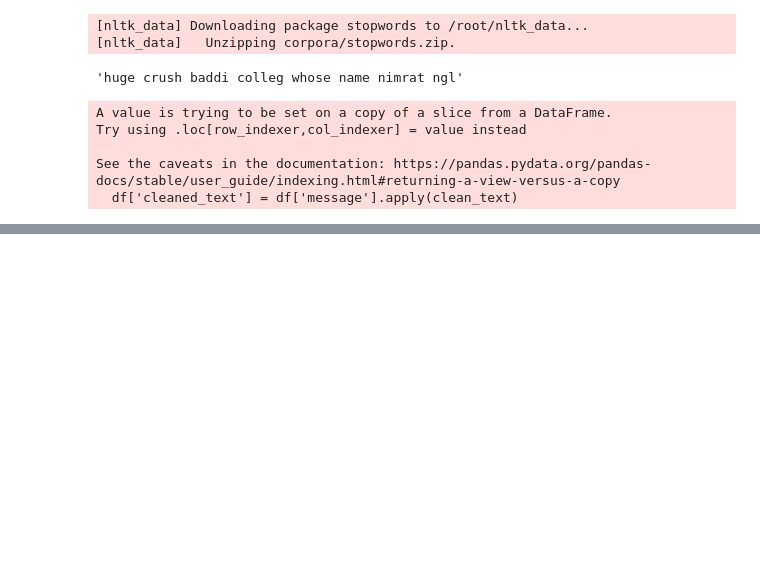
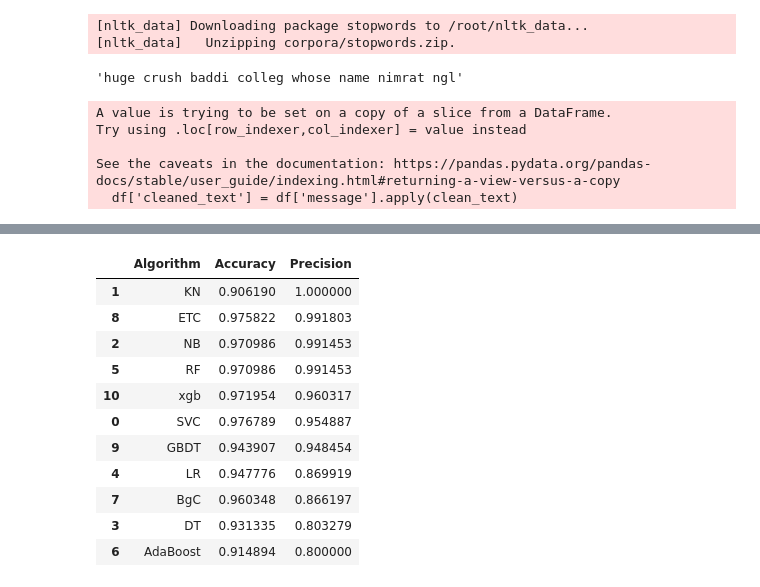
Before and after one commit to bismillah626/spam_project, a Jupyter notebook: spam_classifier.ipynb, the cells around one changed output, grey strips where cells are left out. Cells and saved outputs as stored; diff of their text form; code cells hidden in the pictures; blank space fills up the shorter version.

```diff
--- a/spam_classifier.ipynb
+++ b/spam_classifier.ipynb
@@ -317,0 +416,14 @@ df.sample(5)
+# %%
+clfs = {
+    'SVC':svc,
+    'KN':knc,
+    'NB':mnb,
+    'DT':dtc,
+    'LR':lrc,
+    'RF':rfc,
+    'AdaBoost':abc,
+    'BgC':bc,
+    'ETC':etc,
+    'GBDT':gbdt,
+    'xgb':xgb
+}
@@ -317,0 +470,15 @@ df.sample(5)
+# %%
+performance_df
+# %% [output]
+|  | Algorithm | Accuracy | Precision |
+| 1 | KN | 0.906190 | 1.000000 |
+| 8 | ETC | 0.975822 | 0.991803 |
+| 2 | NB | 0.970986 | 0.991453 |
+| 5 | RF | 0.970986 | 0.991453 |
+| 10 | xgb | 0.971954 | 0.960317 |
+| 0 | SVC | 0.976789 | 0.954887 |
+| 9 | GBDT | 0.943907 | 0.948454 |
+| 4 | LR | 0.947776 | 0.869919 |
+| 7 | BgC | 0.960348 | 0.866197 |
+| 3 | DT | 0.931335 | 0.803279 |
+| 6 | AdaBoost | 0.914894 | 0.800000 |
```
Also changed, not shown: parts of 43 cells of this notebook.
